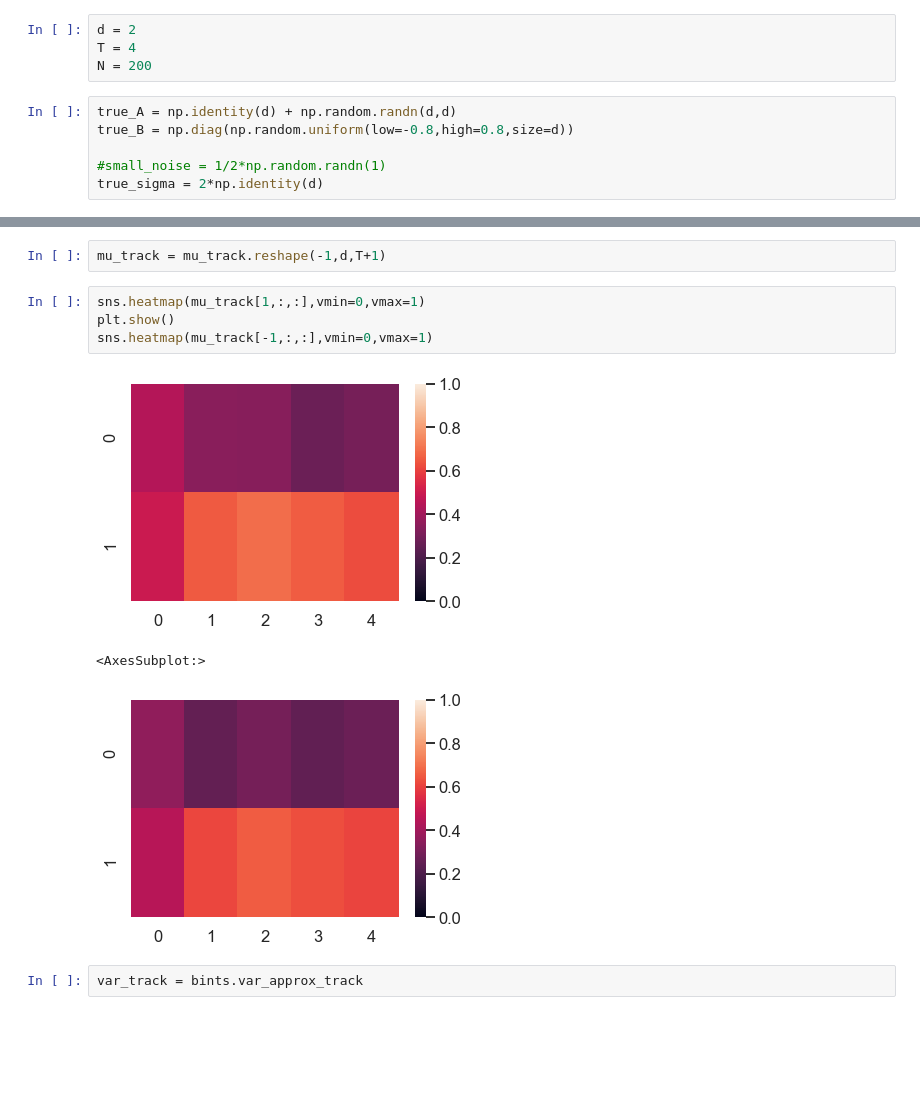
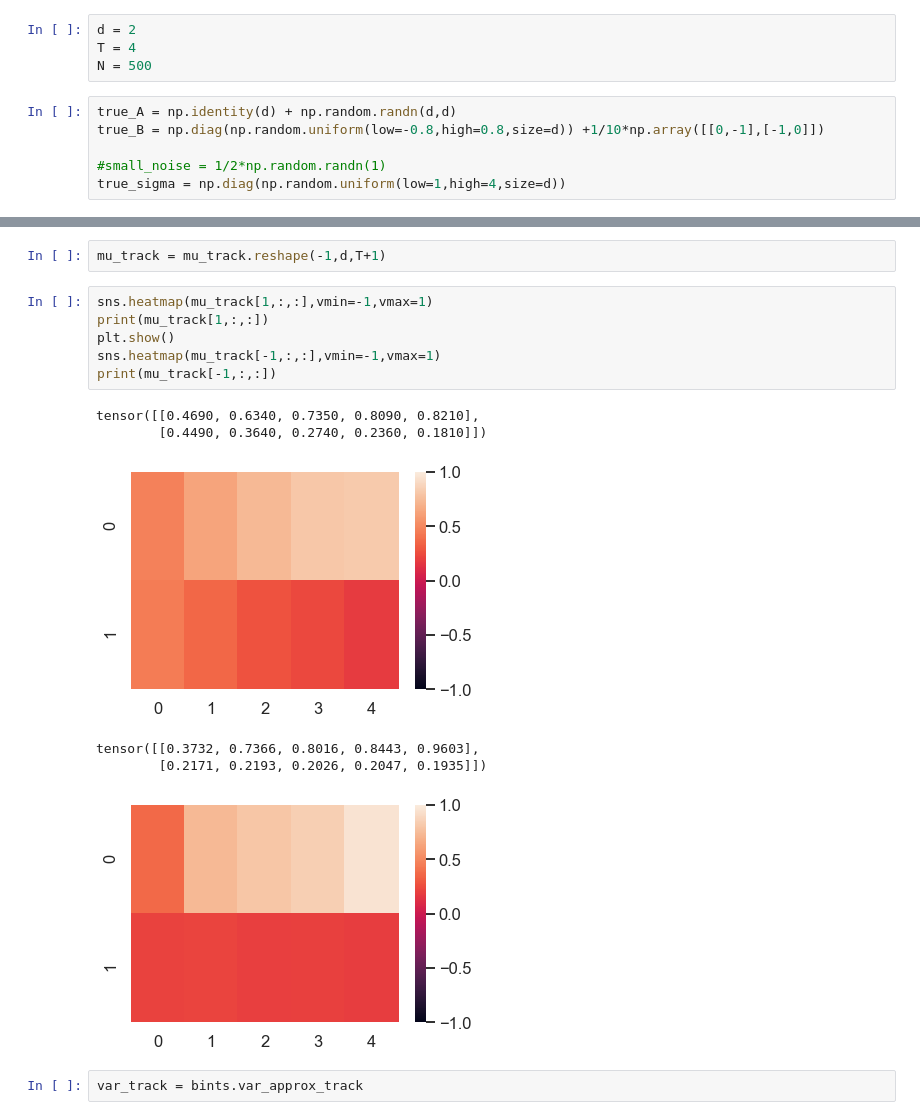
Before and after one commit to LinusBleistein/binary_ts, a Jupyter notebook: torch_structured_optim_softmax.ipynb, the cells around one changed output, grey strips where cells are left out. Drawn from its saved outputs; the diff is of its cells as text; blank space fills up the shorter version.

```diff
--- a/torch_structured_optim_softmax.ipynb
+++ b/torch_structured_optim_softmax.ipynb
@@ -980,13 +833,13 @@ class BinaryTS:
 # %%
 d = 2
 T = 4
-N = 200
+N = 500
 # %%
 true_A = np.identity(d) + np.random.randn(d,d)
-true_B = np.diag(np.random.uniform(low=-0.8,high=0.8,size=d))
+true_B = np.diag(np.random.uniform(low=-0.8,high=0.8,size=d)) +1/10*np.array([[0,-1],[-1,0]])
 
 #small_noise = 1/2*np.random.randn(1)
-true_sigma = 2*np.identity(d)
+true_sigma = np.diag(np.random.uniform(low=1,high=4,size=d))
 # %%
 sns.heatmap(true_A,square=True,cmap='vlag',vmin=-2,vmax=2)
 plt.show()
@@ -1168,13 +1074,18 @@ mu_track = bints.mu_approx_track
 # %%
 mu_track = mu_track.reshape(-1,d,T+1)
 # %%
-sns.heatmap(mu_track[1,:,:],vmin=0,vmax=1)
+sns.heatmap(mu_track[1,:,:],vmin=-1,vmax=1)
+print(mu_track[1,:,:])
 plt.show()
-sns.heatmap(mu_track[-1,:,:],vmin=0,vmax=1)
+sns.heatmap(mu_track[-1,:,:],vmin=-1,vmax=1)
+print(mu_track[-1,:,:])
 # %% [output]
+tensor([[0.4690, 0.6340, 0.7350, 0.8090, 0.8210],
+        [0.4490, 0.3640, 0.2740, 0.2360, 0.1810]])
-[figure, old version]
+[figure, new version]
-<AxesSubplot:>
+tensor([[0.3732, 0.7366, 0.8016, 0.8443, 0.9603],
+        [0.2171, 0.2193, 0.2026, 0.2047, 0.1935]])
-[figure, old version]
+[figure, new version]
 # %%
 var_track = bints.var_approx_track
 # %%
```
Also changed, not shown: parts of 17 cells of this notebook.
